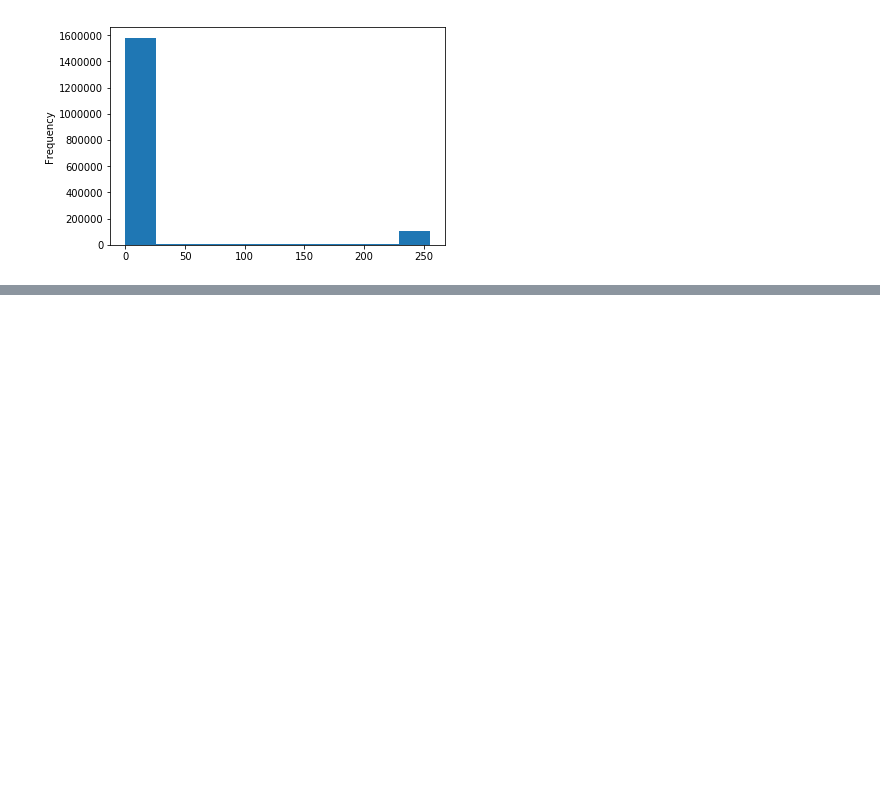
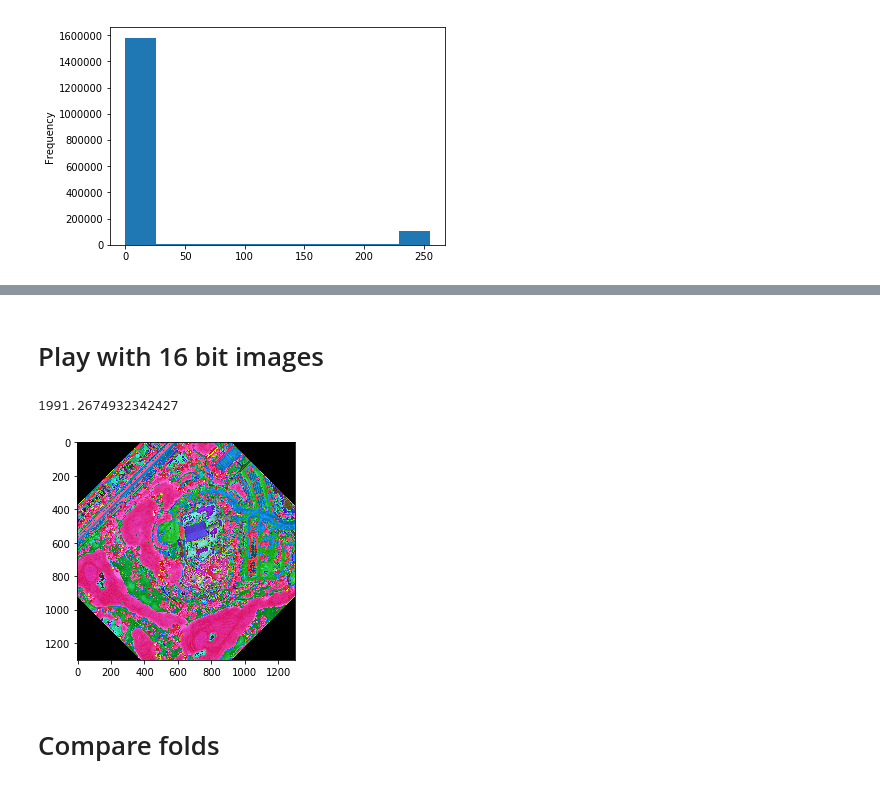
Before and after one commit to snakers4/spacenet-three, a Jupyter notebook: src/Untitled.ipynb, the cells around one changed output, grey strips where cells are left out. Saved outputs shown, nothing was run; the diff lists cells and outputs as text; code cells hidden in the pictures; blank space fills up the shorter version.

```diff
--- a/src/Untitled.ipynb
+++ b/src/Untitled.ipynb
@@ -61,0 +464,27 @@ df['img'].plot(kind='hist')
+# %% [markdown]
+# Play with 16 bit images
+# %%
+import glob
+
+g = glob.glob('../data/AOI_2_Vegas_Roads_Train/MUL-PanSharpen/*.tif')
+# %%
+from skimage.io import imread
+
+img = imread(g[0])
+# %%
+from skimage.transform import rotate
+
+img = rotate(image=img, angle = 45, preserve_range = True)
+# %%
+img.max()
+# %% [output]
+1991.2674932342427
+# %%
+import matplotlib.pyplot as plt
+
+plt.imshow(img[:,:,0:3].astype('uint8'))
+plt.show()
+# %% [output]
+[figure, added]
+# %% [markdown]
+# Compare folds
```
Also changed, not shown: parts of 26 cells of this notebook, 15 other files.
